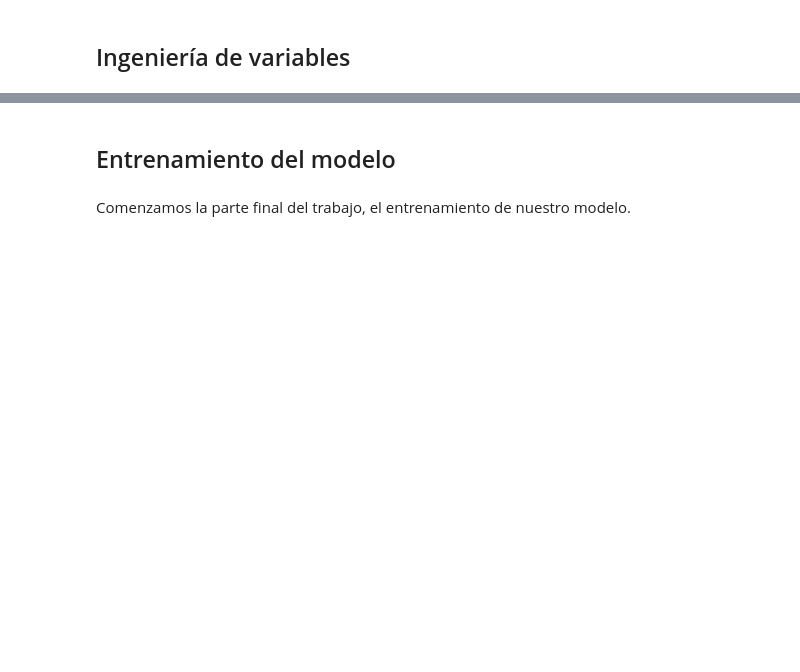
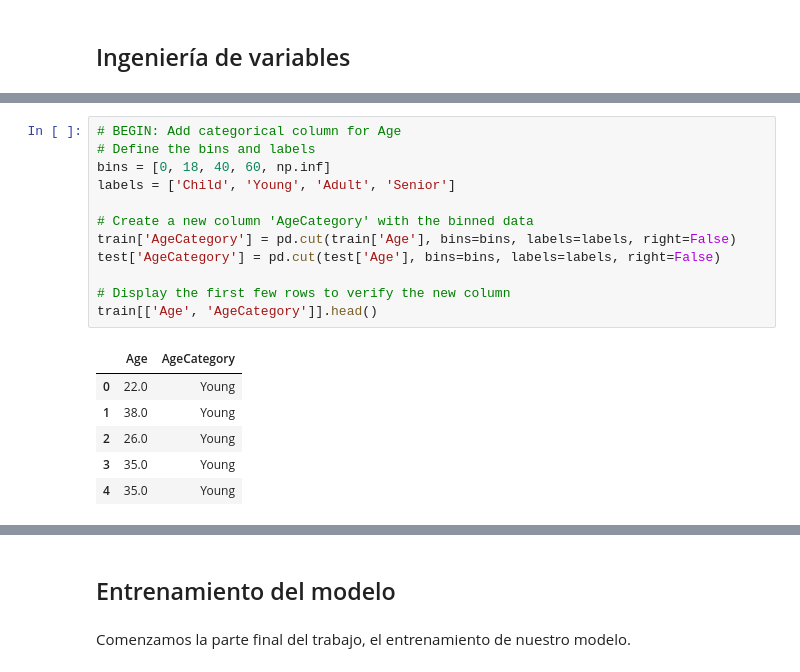
Before and after one commit to pedrochans/Titanic_ML, a Jupyter notebook: Titanic_ML.ipynb, the cells around one changed output, grey strips where cells are left out. Saved outputs shown, nothing was run; the diff lists cells and outputs as text; blank space fills up the shorter version.

```diff
--- a/Titanic_ML.ipynb
+++ b/Titanic_ML.ipynb
@@ -108,0 +182,19 @@ test.head()
+# %%
+# BEGIN: Add categorical column for Age
+# Define the bins and labels
+bins = [0, 18, 40, 60, np.inf]
+labels = ['Child', 'Young', 'Adult', 'Senior']
+
+# Create a new column 'AgeCategory' with the binned data
+train['AgeCategory'] = pd.cut(train['Age'], bins=bins, labels=labels, right=False)
+test['AgeCategory'] = pd.cut(test['Age'], bins=bins, labels=labels, right=False)
+
+# Display the first few rows to verify the new column
+train[['Age', 'AgeCategory']].head()
+# %% [output]
+|  | Age | AgeCategory |
+| 0 | 22.0 | Young |
+| 1 | 38.0 | Young |
+| 2 | 26.0 | Young |
+| 3 | 35.0 | Young |
+| 4 | 35.0 | Young |
```
Also changed, not shown: parts of 12 cells of this notebook, 2 other files.
